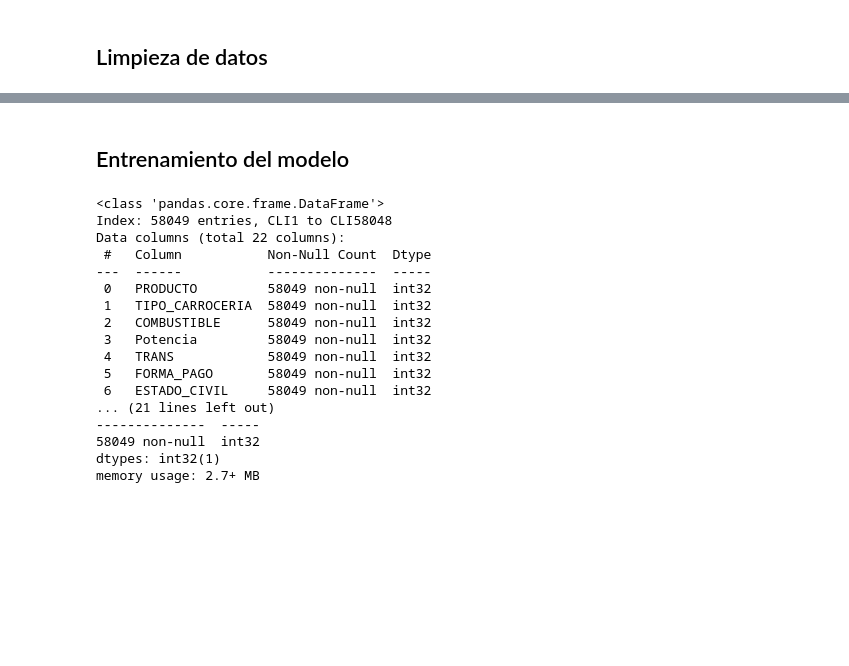
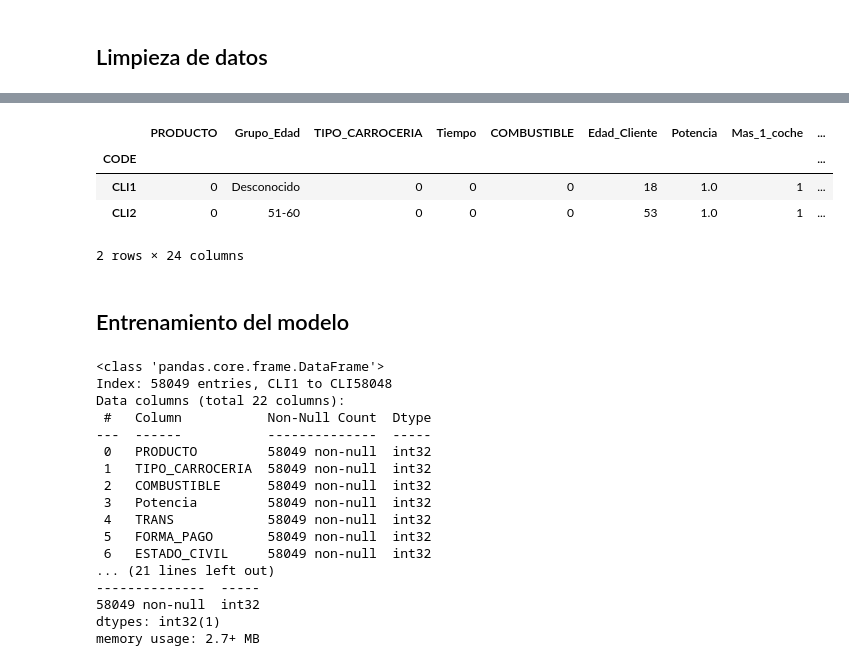
Before and after one commit to Jacobo24/Proyectos_IA, a Jupyter notebook: IA_PROPENSITY_TRAIN.ipynb, the cells around one changed output, grey strips where cells are left out. Cells and saved outputs as stored; diff of their text form; code cells hidden in the pictures; blank space fills up the shorter version.

```diff
--- a/IA_PROPENSITY_TRAIN.ipynb
+++ b/IA_PROPENSITY_TRAIN.ipynb
@@ -199,3 +335,19 @@ plt.show()
+# %%
+ordinal_encoder = OrdinalEncoder()
+df['Potencia'] = ordinal_encoder.fit_transform(df['Potencia'].values.reshape(-1, 1))
+# %%
+columns = df.columns.tolist()
+index = columns.index('Potencia')
+columns.insert(index + 1, columns.pop())
+df = df[columns]
+# %%
+df.head(2)
+# %% [output]
+|  | PRODUCTO | Grupo_Edad | TIPO_CARROCERIA | Tiempo | COMBUSTIBLE | Edad_Cliente | Potencia | Mas_1_coche | ... |
+| CODE |  |  |  |  |  |  |  |  | ... |
+| CLI1 | 0 | Desconocido | 0 | 0 | 0 | 18 | 1.0 | 1 | ... |
+| CLI2 | 0 | 51-60 | 0 | 0 | 0 | 53 | 1.0 | 1 | ... |
+2 rows × 24 columns
 # %% [markdown]
 ## Entrenamiento del modelo
 # %%
```
Also changed, not shown: parts of 27 cells of this notebook.
